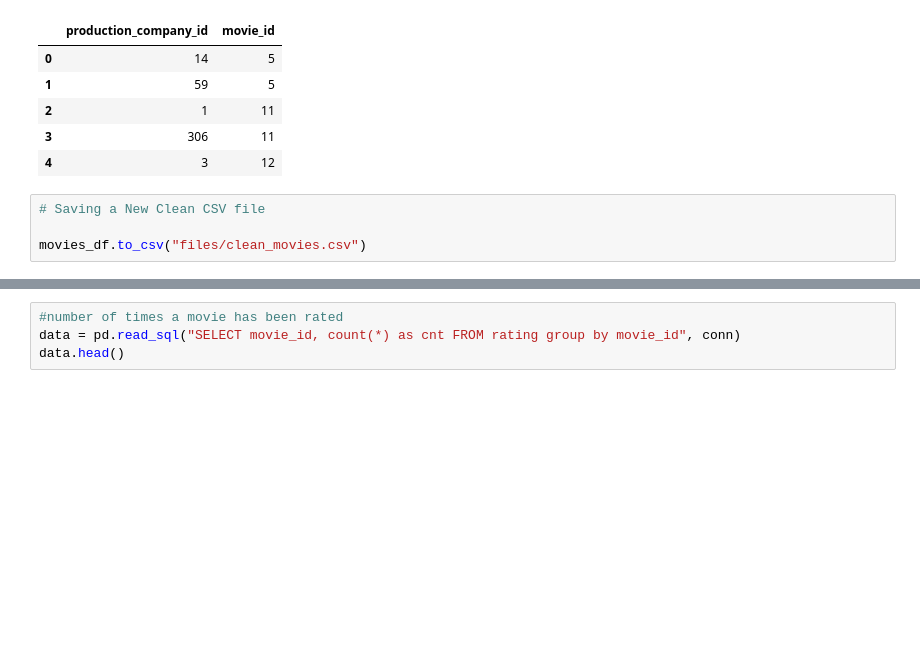
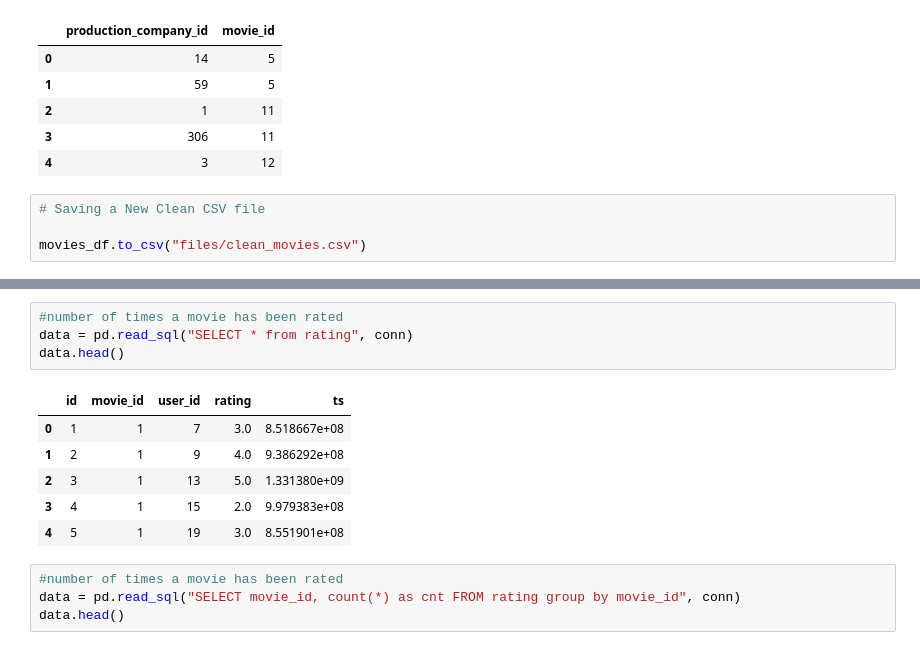
Before and after one commit to hebamohsen04/ETL-Project, a Jupyter notebook: Migrate_DB.ipynb, the cells around one changed output, grey strips where cells are left out. Drawn from its saved outputs; the diff is of its cells as text; blank space fills up the shorter version.

Commit message:
added timestamp to the ratings table.

```diff
--- a/Migrate_DB.ipynb
+++ b/Migrate_DB.ipynb
@@ -309,6 +343,17 @@ print("Finished Ratings Migration")
 # %% [output]
 Starting Ratings Migration
 Finished Ratings Migration
+# %%
+#number of times a movie has been rated
+data = pd.read_sql("SELECT * from rating", conn)
+data.head()
+# %% [output]
+|  | id | movie_id | user_id | rating | ts |
+| 0 | 1 | 1 | 7 | 3.0 | 8.518667e+08 |
+| 1 | 2 | 1 | 9 | 4.0 | 9.386292e+08 |
+| 2 | 3 | 1 | 13 | 5.0 | 1.331380e+09 |
+| 3 | 4 | 1 | 15 | 2.0 | 9.979383e+08 |
+| 4 | 5 | 1 | 19 | 3.0 | 8.551901e+08 |
 # %%
 #number of times a movie has been rated
 data = pd.read_sql("SELECT movie_id, count(*) as cnt FROM rating group by movie_id", conn)
```
Also changed, not shown: parts of 7 cells of this notebook, 1 other file.
